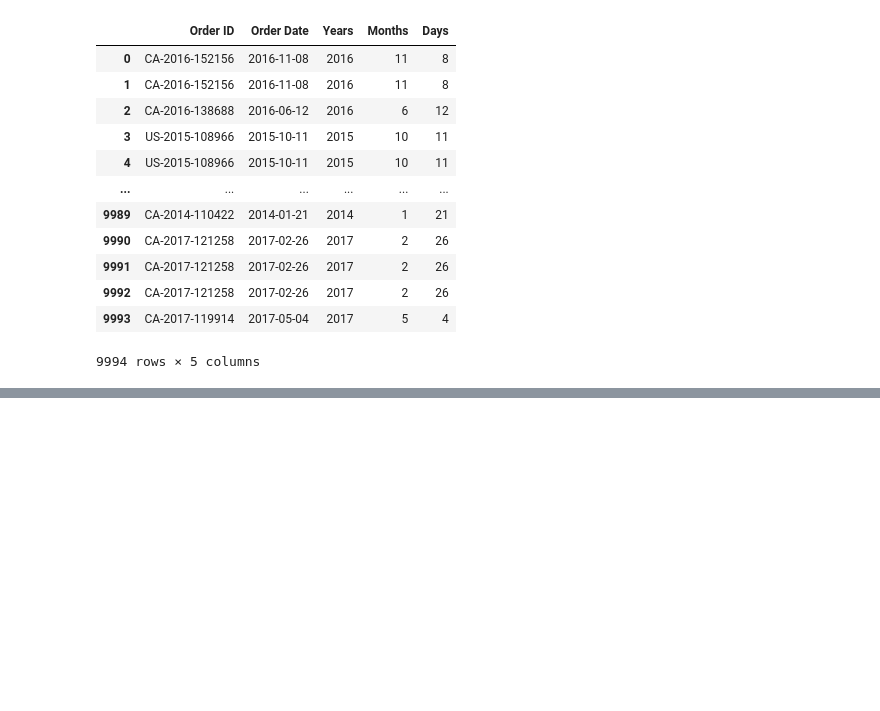
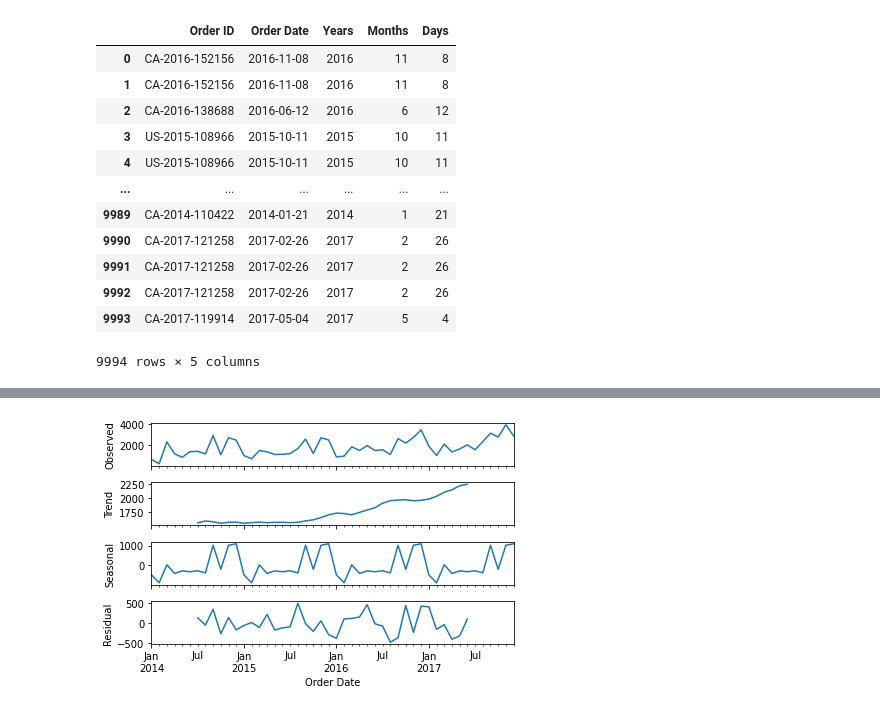
Before and after one commit to nittayac/DFEDATA6-EX1, a Jupyter notebook: 04Time Series Analysis.ipynb, the cells around one changed output, grey strips where cells are left out. Saved outputs shown, nothing was run; the diff lists cells and outputs as text; code cells hidden in the pictures; blank space fills up the shorter version.

```diff
--- a/04Time Series Analysis.ipynb
+++ b/04Time Series Analysis.ipynb
@@ -239,0 +389,8 @@ df14.groupby(by=["Years","Months","Days"]).count()
+# %%
+import statsmodels.api as sm
+decomposition = sm.tsa.seasonal_decompose(monthly_data, model='additive')
+# %%
+decomposition.plot()
+plt.show()
+# %% [output]
+[figure, added]
```
Also changed, not shown: parts of 14 cells of this notebook.
